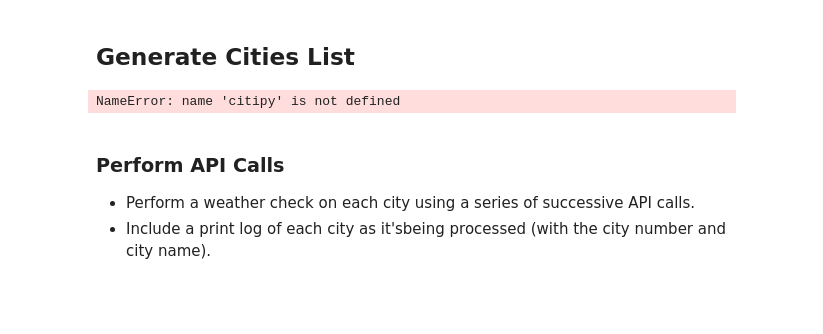
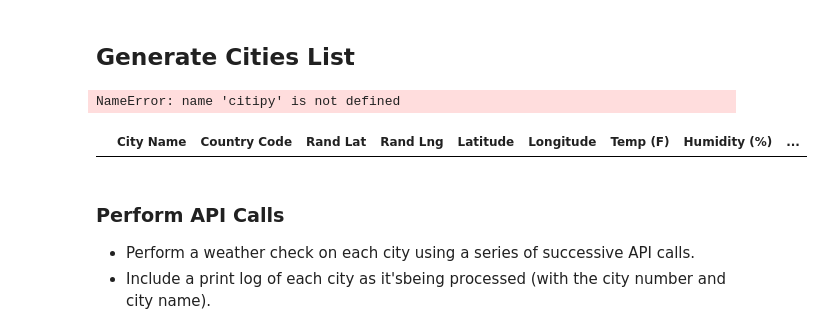
Before and after one commit to Harmonylm/python-api-challenge, a Jupyter notebook: Weather.py/WeatherPy.ipynb, the cells around one changed output. Drawn from its saved outputs; the diff is of its cells as text; code cells hidden in the pictures; blank space fills up the shorter version.

```diff
--- a/Weather.py/WeatherPy.ipynb
+++ b/Weather.py/WeatherPy.ipynb
@@ -56,5 +54,12 @@ cities
 # %% [output]
 NameError: name 'citipy' is not defined
+# %%
+column_names = ('City Name', 'Country Code', 'Rand Lat', 'Rand Lng', 'Latitude', 'Longitude','Temp (F)',
+            'Humidity (%)','Cloudiness (%)','Wind Speed (mph)')
+cities_chart_df = pd.DataFrame(columns = column_names)
+cities_chart_df
+# %% [output]
+|  | City Name | Country Code | Rand Lat | Rand Lng | Latitude | Longitude | Temp (F) | Humidity (%) | ... |
 # %% [markdown]
 ### Perform API Calls
 * Perform a weather check on each city using a series of successive API calls.
```
Also changed, not shown: parts of 13 cells of this notebook, 12 other files.
